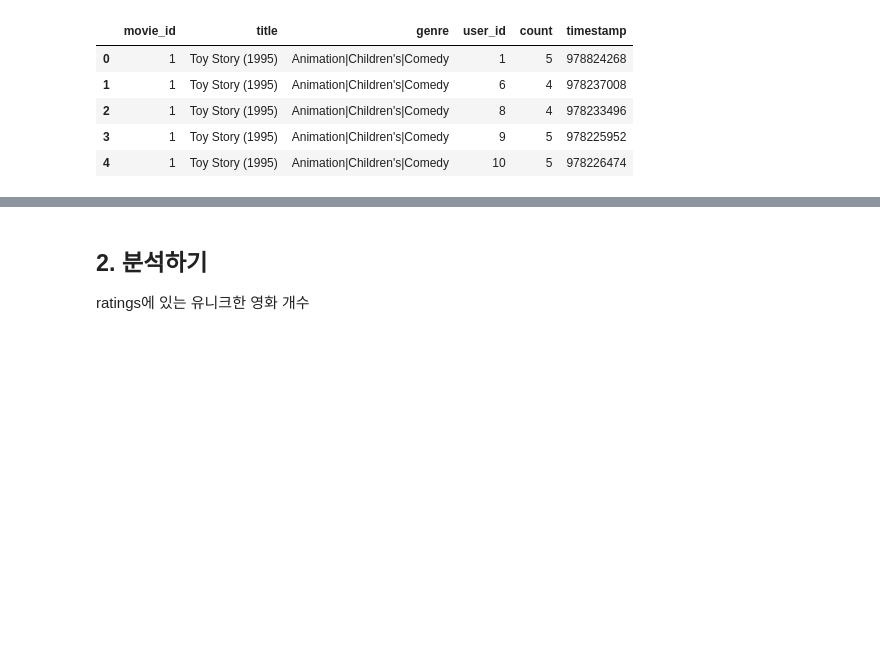
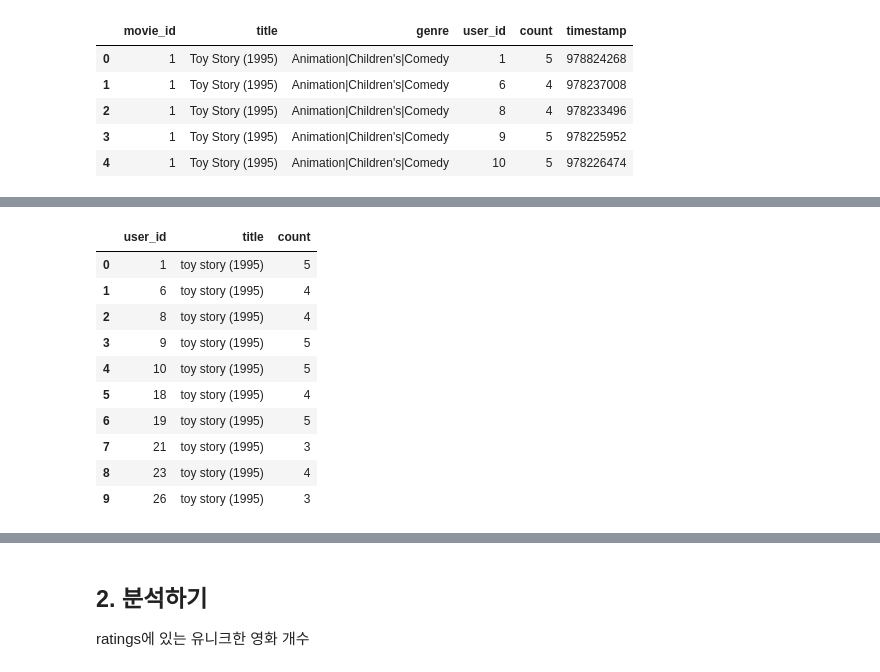
Before and after one commit to inistory/AIFFEL, a Jupyter notebook: E09/E09.ipynb, the cells around one changed output, grey strips where cells are left out. Saved outputs shown, nothing was run; the diff lists cells and outputs as text; code cells hidden in the pictures; blank space fills up the shorter version.

```diff
--- a/E09/E09.ipynb
+++ b/E09/E09.ipynb
@@ -72,0 +85,16 @@ data.head()
+# %%
+#검색을 쉽게하기 위해 아티스트 문자열을 소문자로 바꿔 줍시다.
+data['title'] = data['title'].str.lower() # 검색을 쉽게하기 위해 아티스트 문자열을 소문자로 바꿔줍시다.
+data.head(10)
+# %% [output]
+|  | user_id | title | count |
+| 0 | 1 | toy story (1995) | 5 |
+| 1 | 6 | toy story (1995) | 4 |
+| 2 | 8 | toy story (1995) | 4 |
+| 3 | 9 | toy story (1995) | 5 |
+| 4 | 10 | toy story (1995) | 5 |
+| 5 | 18 | toy story (1995) | 4 |
+| 6 | 19 | toy story (1995) | 5 |
+| 7 | 21 | toy story (1995) | 3 |
+| 8 | 23 | toy story (1995) | 4 |
+| 9 | 26 | toy story (1995) | 3 |
```
Also changed, not shown: parts of 43 cells of this notebook, 2 other files.
